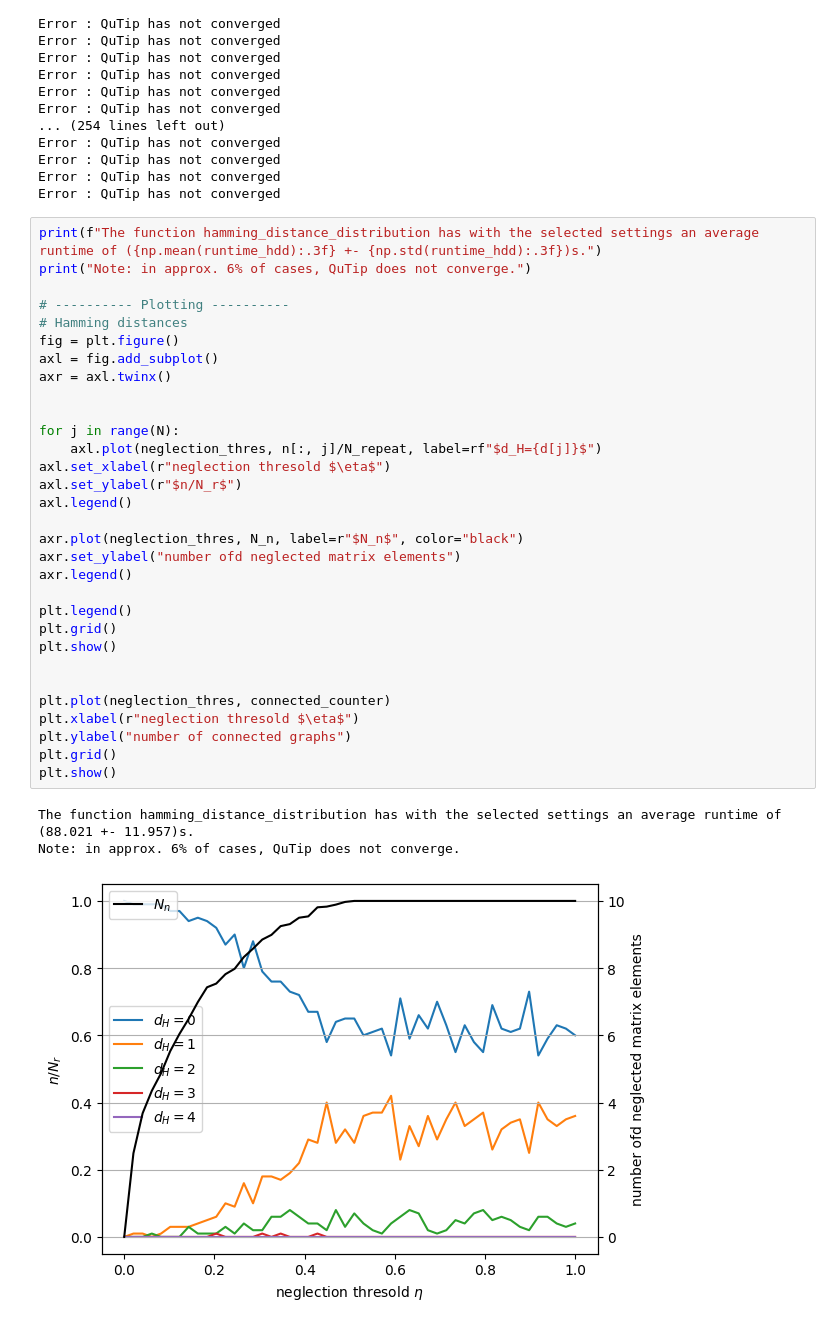
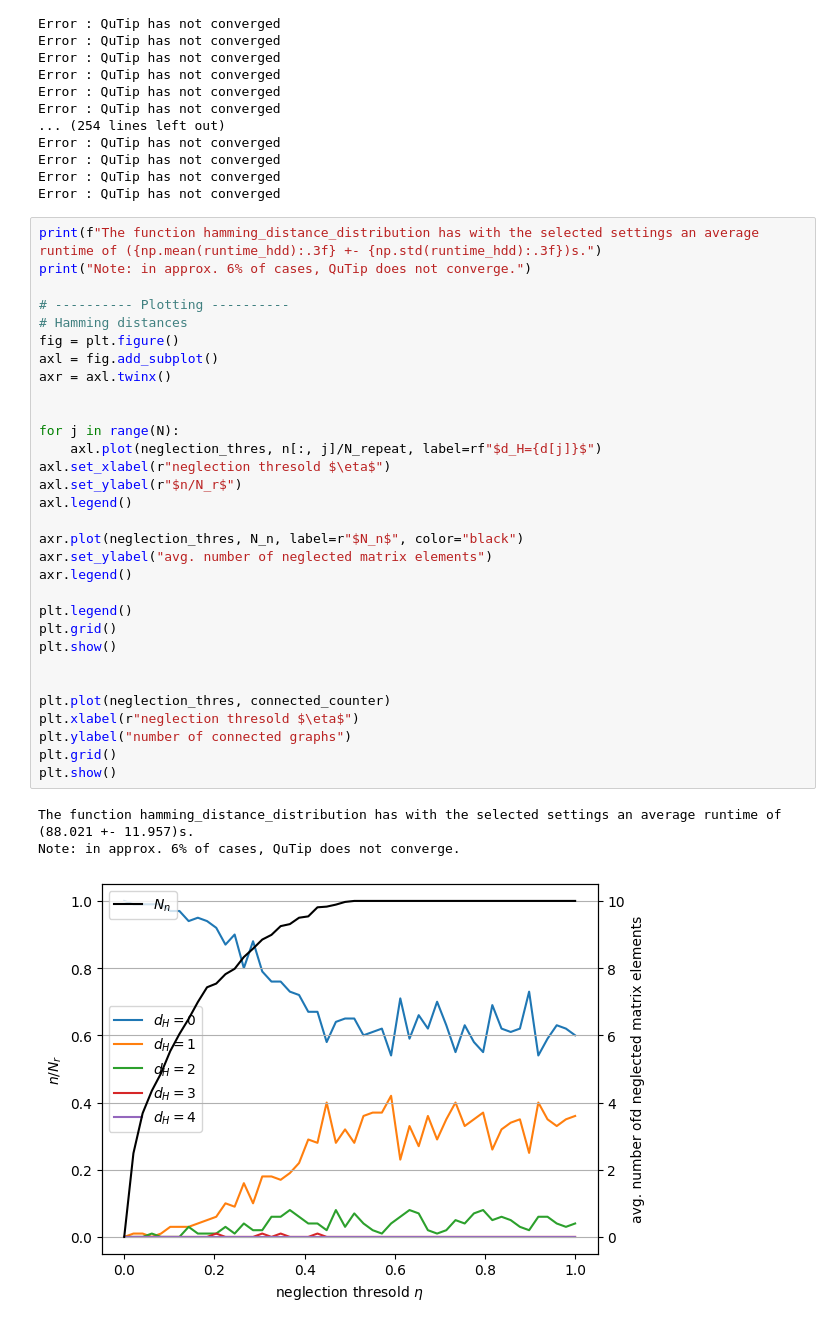
Before and after one commit to FabianGanzer/REP_quantum_annealing, a Jupyter notebook: ground_state_accuracy.ipynb, the cells around one changed output. Saved outputs shown, nothing was run; the diff lists cells and outputs as text.

```diff
--- a/ground_state_accuracy.ipynb
+++ b/ground_state_accuracy.ipynb
@@ -75,33 +75,33 @@ print("Note: in approx. 6% of cases, QuTip does not converge.")
 
 # ---------- Plotting ----------
 # Hamming distances
 fig = plt.figure()
 axl = fig.add_subplot()
 axr = axl.twinx()
 
 
 for j in range(N):
     axl.plot(neglection_thres, n[:, j]/N_repeat, label=rf"$d_H={d[j]}$")
 axl.set_xlabel(r"neglection thresold $\eta$")
 axl.set_ylabel(r"$n/N_r$")
 axl.legend()
 
 axr.plot(neglection_thres, N_n, label=r"$N_n$", color="black")
-axr.set_ylabel("number ofd neglected matrix elements")
+axr.set_ylabel("avg. number of neglected matrix elements")
 axr.legend()
 
 plt.legend()
 plt.grid()
 plt.show()
 
 
 plt.plot(neglection_thres, connected_counter)
 plt.xlabel(r"neglection thresold $\eta$")
 plt.ylabel("number of connected graphs")
 plt.grid()
 plt.show()
 # %% [output]
 The function hamming_distance_distribution has with the selected settings an average runtime of (88.021 +- 11.957)s.
 Note: in approx. 6% of cases, QuTip does not converge.
-[figure, old version]
+[figure, new version]
 [figure]
```
Also changed, not shown: 5 other files.
